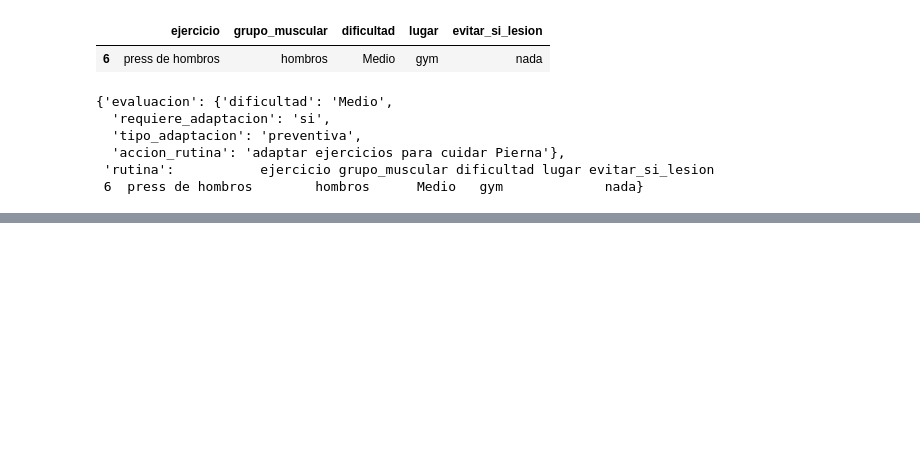
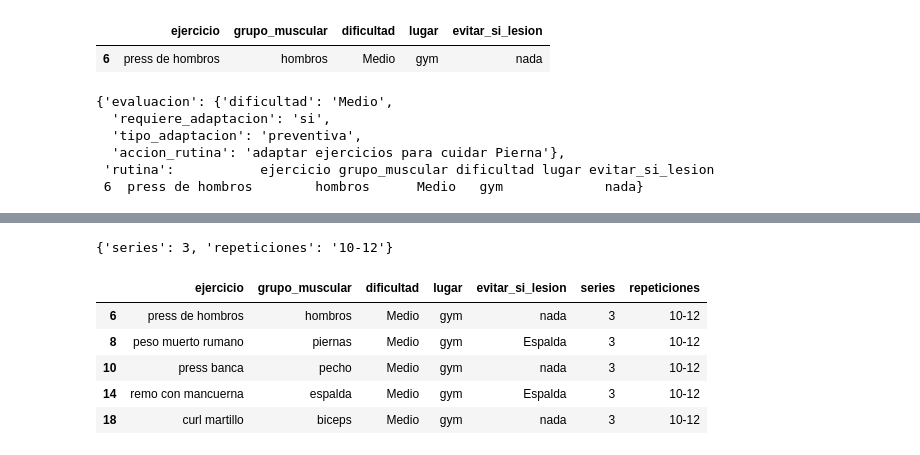
Before and after one commit to luci-o/LIFE-FIT, a Jupyter notebook: IA/index.ipynb, the cells around one changed output, grey strips where cells are left out. Cells and saved outputs as stored; diff of their text form; code cells hidden in the pictures; blank space fills up the shorter version.

```diff
--- a/IA/index.ipynb
+++ b/IA/index.ipynb
@@ -1167,0 +1330,53 @@ plan_usuario(
+# %%
+def parametros_entrenamiento(dificultad):
+    if dificultad == "Facil":
+        return {
+            "series": 2,
+            "repeticiones": "8-10"
+        }
+
+    elif dificultad == "Medio":
+        return {
+            "series": 3,
+            "repeticiones": "10-12"
+        }
+
+    else:
+        return {
+            "series": 4,
+            "repeticiones": "10-15"
+        }
+# %%
+parametros_entrenamiento("Medio")
+# %% [output]
+{'series': 3, 'repeticiones': '10-12'}
+# %%
+def agregar_parametros_rutina(rutina, dificultad):
+    parametros = parametros_entrenamiento(dificultad)
+
+    rutina = rutina.copy()
+    rutina["series"] = parametros["series"]
+    rutina["repeticiones"] = parametros["repeticiones"]
+
+    return rutina
+# %%
+rutina_prueba = generar_rutina(
+    "gym",
+    "Medio",
+    "Pierna",
+    5
+)
+
+rutina_completa = agregar_parametros_rutina(
+    rutina_prueba,
+    "Medio"
+)
+
+rutina_completa
+# %% [output]
+|  | ejercicio | grupo_muscular | dificultad | lugar | evitar_si_lesion | series | repeticiones |
+| 6 | press de hombros | hombros | Medio | gym | nada | 3 | 10-12 |
+| 8 | peso muerto rumano | piernas | Medio | gym | Espalda | 3 | 10-12 |
+| 10 | press banca | pecho | Medio | gym | nada | 3 | 10-12 |
+| 14 | remo con mancuerna | espalda | Medio | gym | Espalda | 3 | 10-12 |
+| 18 | curl martillo | biceps | Medio | gym | nada | 3 | 10-12 |
```
Also changed, not shown: parts of 32 cells of this notebook.
